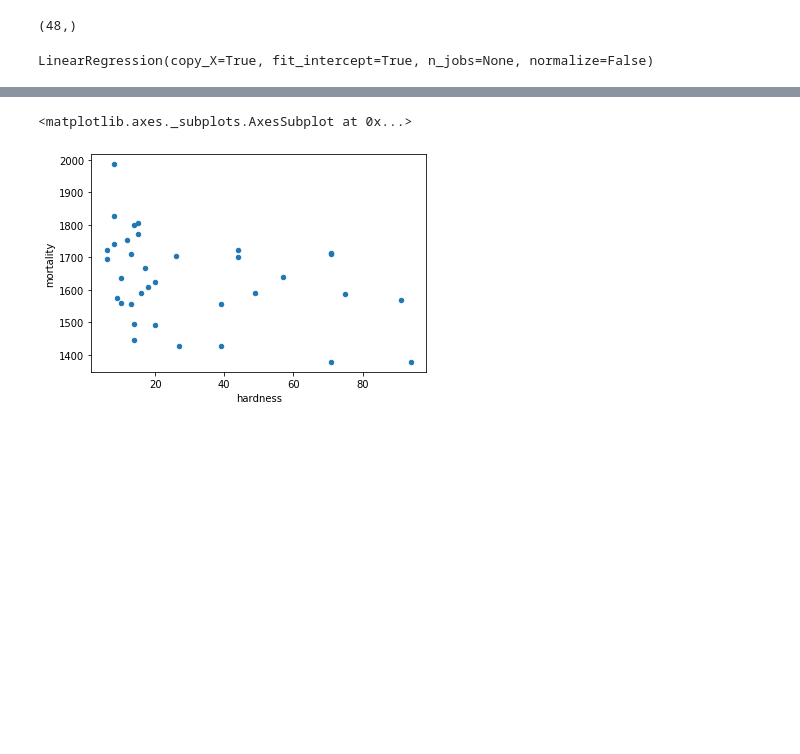
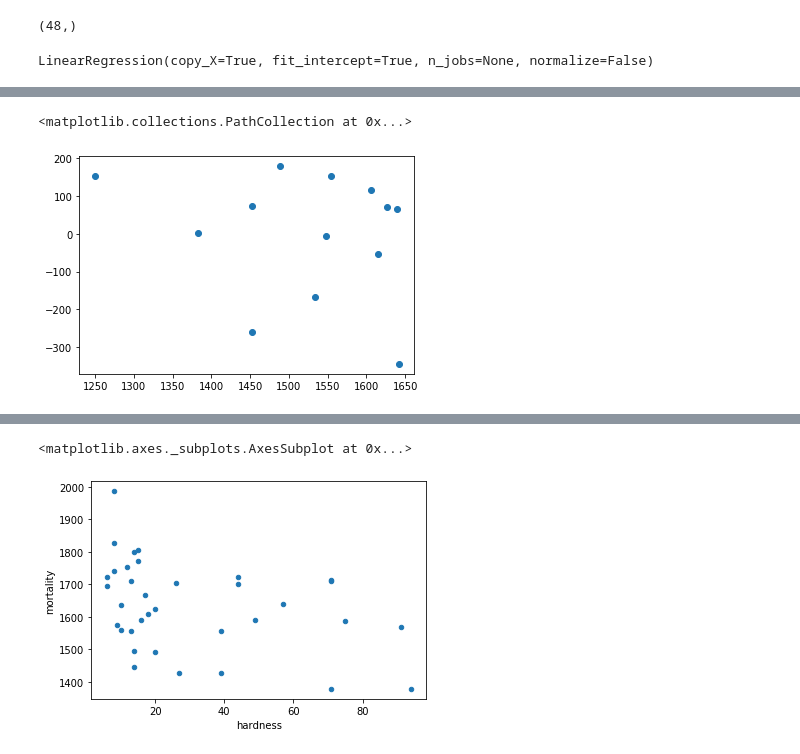
Before and after one commit to Marpl7/Netology_python, a Jupyter notebook: Correlation_regression/Water.ipynb, the cells around one changed output, grey strips where cells are left out. Cells and saved outputs as stored; diff of their text form; code cells hidden in the pictures; blank space fills up the shorter version.

```diff
--- a/Correlation_regression/Water.ipynb
+++ b/Correlation_regression/Water.ipynb
@@ -97,0 +98,5 @@ plt.plot(X_test, y_pred, c='r')
+# %%
+plt.scatter(y_pred, y_pred - y_test)
+# %% [output]
+<matplotlib.collections.PathCollection at 0x...>
+[figure, added]
```
Also changed, not shown: parts of 15 cells of this notebook.
